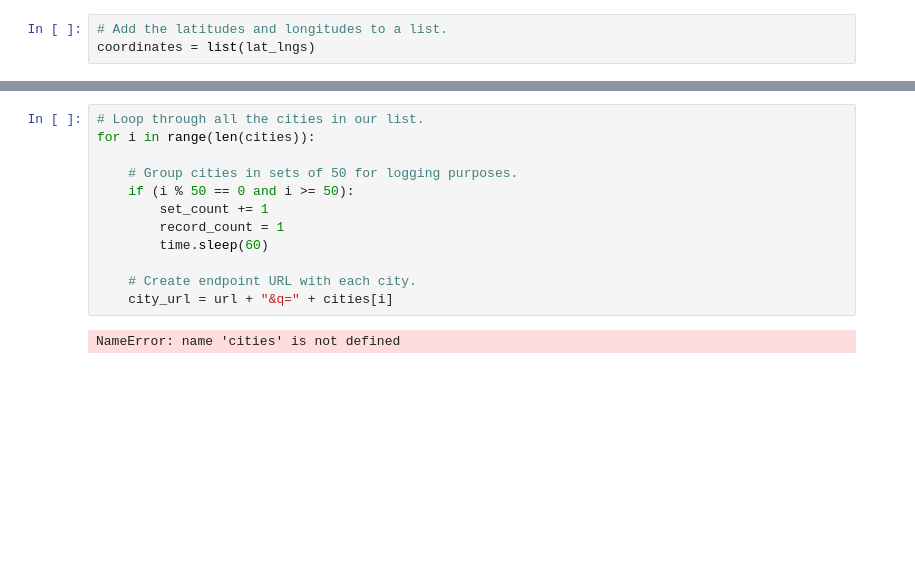
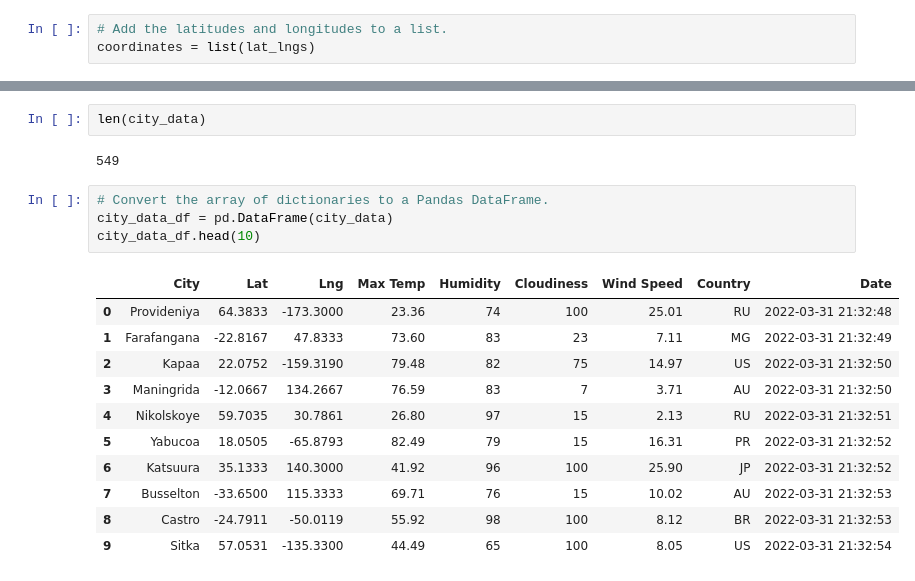
Before and after one commit to JTGonzaga/World_Weather_Analysis, a Jupyter notebook: WeatherPy.ipynb, the cells around one changed output, grey strips where cells are left out. Saved outputs shown, nothing was run; the diff lists cells and outputs as text; blank space fills up the shorter version.

```diff
--- a/WeatherPy.ipynb
+++ b/WeatherPy.ipynb
@@ -90,14 +155,20 @@ Beginning Data Retrieval
-# %%
-# Loop through all the cities in our list.
-for i in range(len(cities)):
-
-    # Group cities in sets of 50 for logging purposes.
-    if (i % 50 == 0 and i >= 50):
-        set_count += 1
-        record_count = 1
-        time.sleep(60)
-
-    # Create endpoint URL with each city.
-    city_url = url + "&q=" + cities[i]
-# %% [output]
-NameError: name 'cities' is not defined
+# %%
+len(city_data)
+# %% [output]
+549
+# %%
+# Convert the array of dictionaries to a Pandas DataFrame.
+city_data_df = pd.DataFrame(city_data)
+city_data_df.head(10)
+# %% [output]
+|  | City | Lat | Lng | Max Temp | Humidity | Cloudiness | Wind Speed | Country | Date |
+| 0 | Provideniya | 64.3833 | -173.3000 | 23.36 | 74 | 100 | 25.01 | RU | 2022-03-31 21:32:48 |
+| 1 | Farafangana | -22.8167 | 47.8333 | 73.60 | 83 | 23 | 7.11 | MG | 2022-03-31 21:32:49 |
+| 2 | Kapaa | 22.0752 | -159.3190 | 79.48 | 82 | 75 | 14.97 | US | 2022-03-31 21:32:50 |
+| 3 | Maningrida | -12.0667 | 134.2667 | 76.59 | 83 | 7 | 3.71 | AU | 2022-03-31 21:32:50 |
+| 4 | Nikolskoye | 59.7035 | 30.7861 | 26.80 | 97 | 15 | 2.13 | RU | 2022-03-31 21:32:51 |
+| 5 | Yabucoa | 18.0505 | -65.8793 | 82.49 | 79 | 15 | 16.31 | PR | 2022-03-31 21:32:52 |
+| 6 | Katsuura | 35.1333 | 140.3000 | 41.92 | 96 | 100 | 25.90 | JP | 2022-03-31 21:32:52 |
+| 7 | Busselton | -33.6500 | 115.3333 | 69.71 | 76 | 15 | 10.02 | AU | 2022-03-31 21:32:53 |
+| 8 | Castro | -24.7911 | -50.0119 | 55.92 | 98 | 100 | 8.12 | BR | 2022-03-31 21:32:53 |
+| 9 | Sitka | 57.0531 | -135.3300 | 44.49 | 65 | 100 | 8.05 | US | 2022-03-31 21:32:54 |
```
Also changed, not shown: parts of 12 cells of this notebook, 6 other files.
